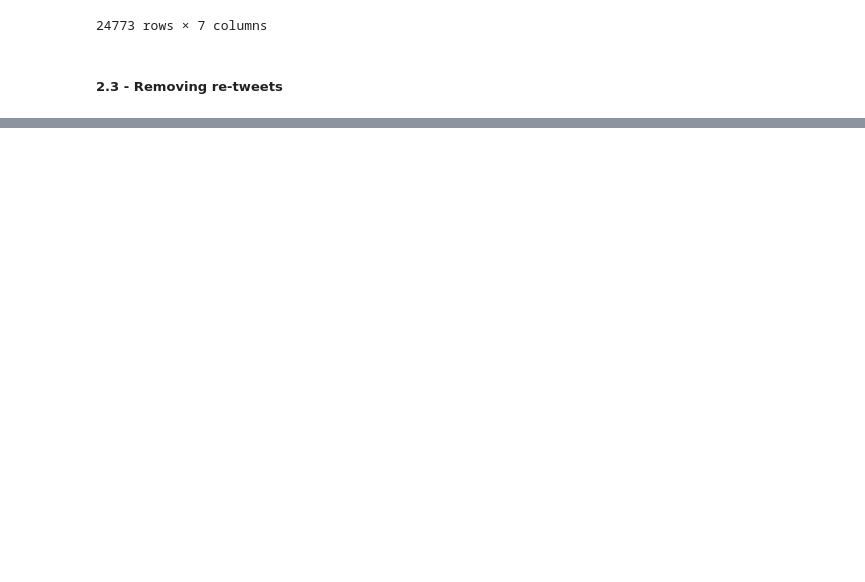
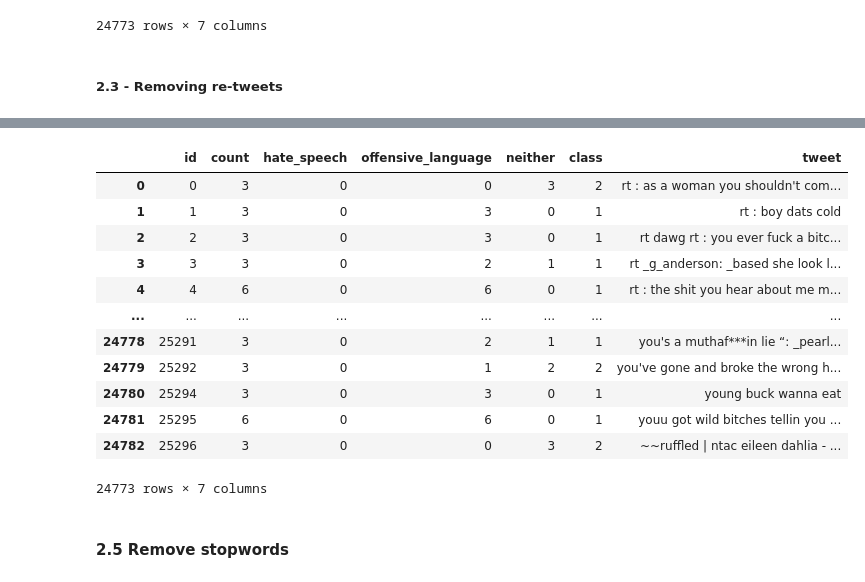
Before and after one commit to claraneu/trolling-trolls, a Jupyter notebook: 1. Data cleaning & Pre-processing.ipynb, the cells around one changed output, grey strips where cells are left out. Drawn from its saved outputs; the diff is of its cells as text; code cells hidden in the pictures; blank space fills up the shorter version.

Commit message:
Updated cleaning and pre-processing
This part is missing:
- removal of stopwords
- export the final result as csv

```diff
--- a/1. Data cleaning & Pre-processing.ipynb
+++ b/1. Data cleaning & Pre-processing.ipynb
@@ -298,0 +451,32 @@ AttributeError: 'DataFrame' object has no attribute 'text'
+# %%
+#replaces this stuff &#8221 - which could have all sorts of meanings
+import html
+copy["tweet"] = copy["tweet"].apply(lambda k: html.unescape(str(k)))
+# %%
+def clean_text(text):
+    text = re.sub(r'@[A-Za-z0-9]+', '', text) #Removed mentions
+    text = re.sub(r'#', '', text) #Removed hashtags
+    text = re.sub(r'https?:\/\/\S+', '', text) #Remove the hyperlink
+    text = re.sub(r'\'[\s]+', '', text) #Remove apostrophe
+    text = re.sub(r'\...+', '', text) #Remove dots
+    text = re.sub(r'\!', '', text) #Remove exclamation  marks
+
+    return text
+# %%
+#Cleaning the text
+copy['tweet'] = copy['tweet'].apply(clean_text)
+copy
+# %% [output]
+|  | id | count | hate_speech | offensive_language | neither | class | tweet |
+| 0 | 0 | 3 | 0 | 0 | 3 | 2 | rt : as a woman you shouldn't com... |
+| 1 | 1 | 3 | 0 | 3 | 0 | 1 | rt : boy dats cold |
+| 2 | 2 | 3 | 0 | 3 | 0 | 1 | rt dawg rt : you ever fuck a bitc... |
+| 3 | 3 | 3 | 0 | 2 | 1 | 1 | rt _g_anderson: _based she look l... |
+| 4 | 4 | 6 | 0 | 6 | 0 | 1 | rt : the shit you hear about me m... |
+| ... | ... | ... | ... | ... | ... | ... | ... |
+| 24778 | 25291 | 3 | 0 | 2 | 1 | 1 | you's a muthaf***in lie “: _pearl... |
+| 24779 | 25292 | 3 | 0 | 1 | 2 | 2 | you've gone and broke the wrong h... |
+| 24780 | 25294 | 3 | 0 | 3 | 0 | 1 | young buck wanna eat |
+| 24781 | 25295 | 6 | 0 | 6 | 0 | 1 | youu got wild bitches tellin you ... |
+| 24782 | 25296 | 3 | 0 | 0 | 3 | 2 | ~~ruffled | ntac eileen dahlia - ... |
+24773 rows × 7 columns
@@ -298,0 +488,2 @@ AttributeError: 'DataFrame' object has no attribute 'text'
+# %% [markdown]
+#### 2.5 Remove stopwords
```
Also changed, not shown: parts of 23 cells of this notebook.
